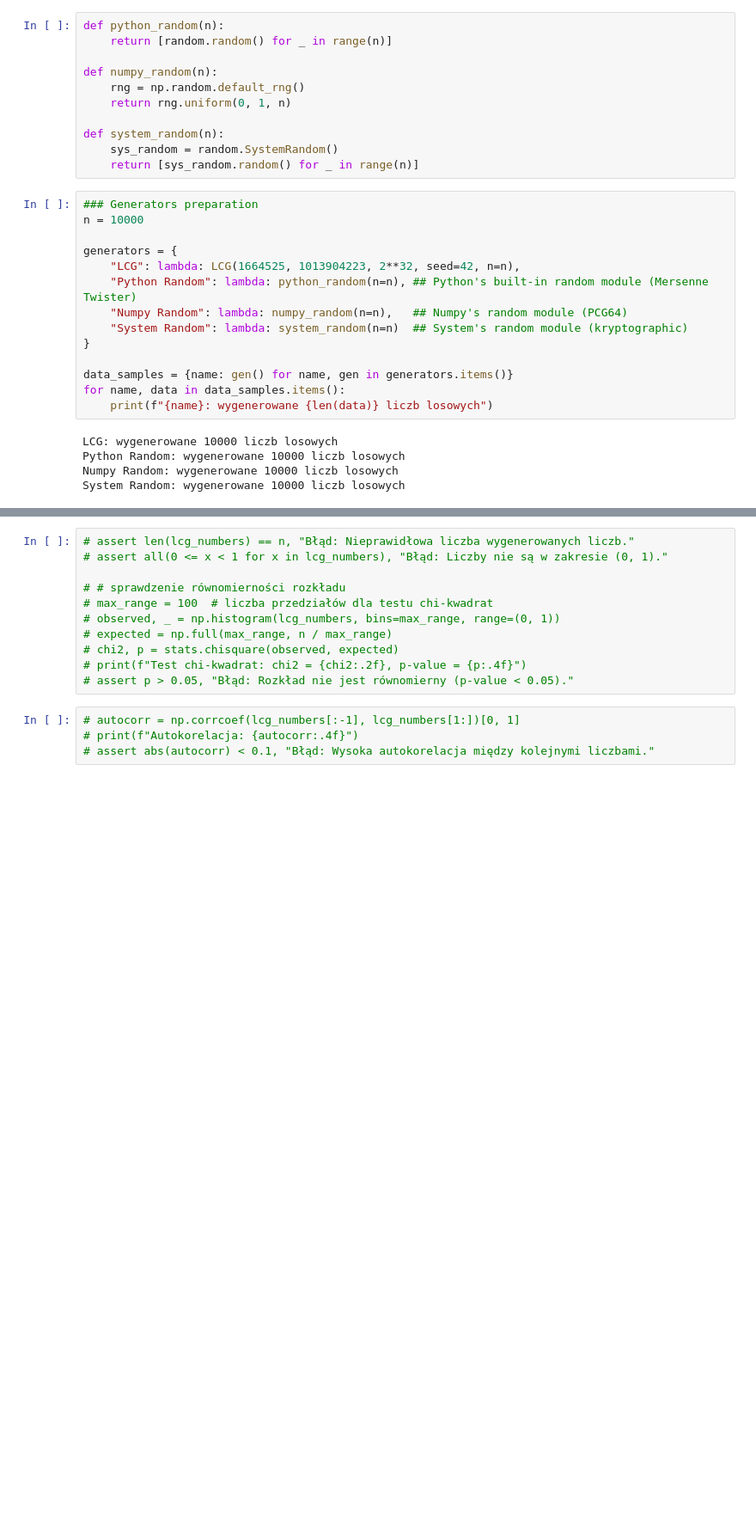
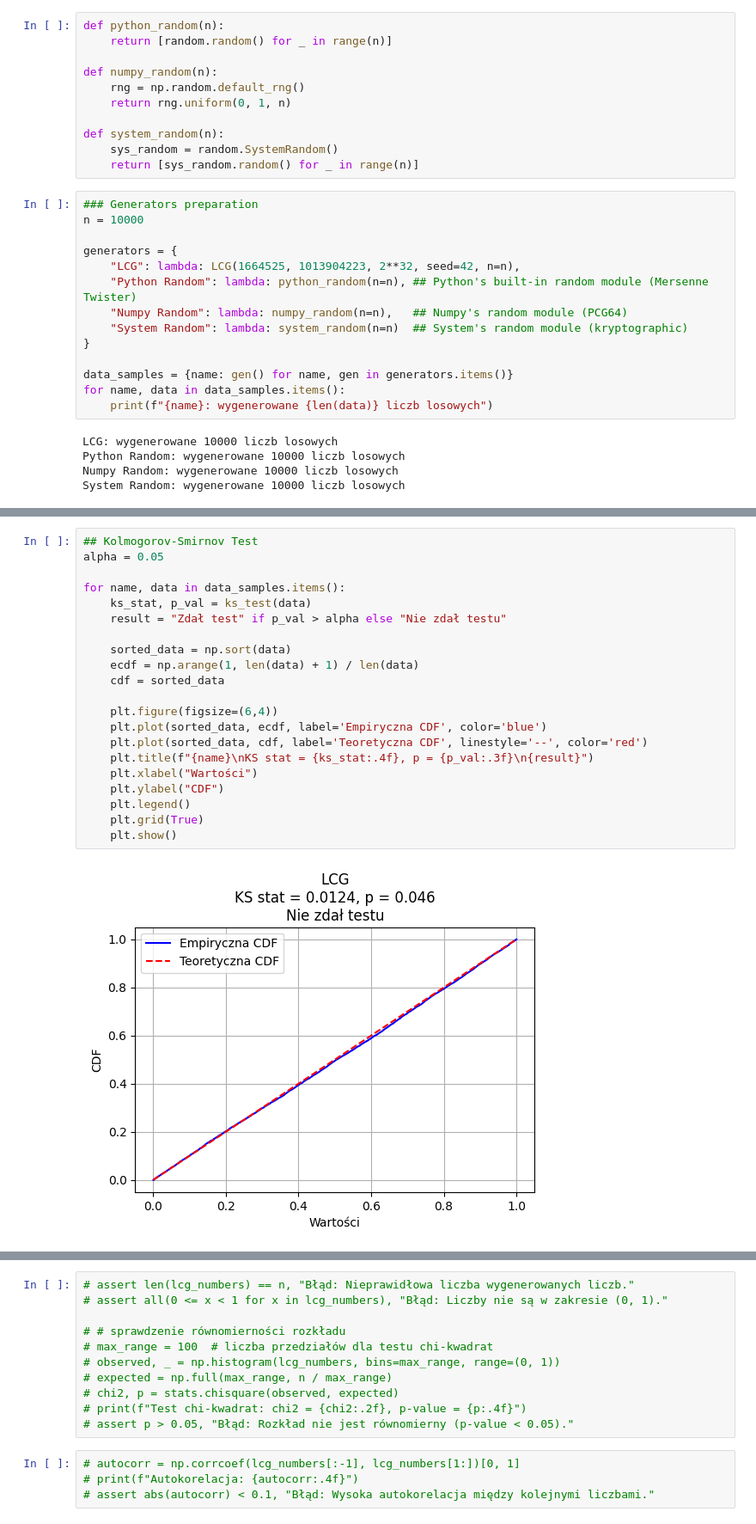
Before and after one commit to SzymonKielich/PRNG-Test, a Jupyter notebook: projekt.ipynb, the cells around one changed output, grey strips where cells are left out. Shown at 86% size. Drawn from its saved outputs; the diff is of its cells as text; blank space fills up the shorter version.

```diff
--- a/projekt.ipynb
+++ b/projekt.ipynb
@@ -60,0 +67,23 @@ plt.show()
+# %%
+## Kolmogorov-Smirnov Test
+alpha = 0.05
+
+for name, data in data_samples.items():
+    ks_stat, p_val = ks_test(data)
+    result = "Zdał test" if p_val > alpha else "Nie zdał testu"
+
+    sorted_data = np.sort(data)
+    ecdf = np.arange(1, len(data) + 1) / len(data)
+    cdf = sorted_data
+
+    plt.figure(figsize=(6,4))
+    plt.plot(sorted_data, ecdf, label='Empiryczna CDF', color='blue')
+    plt.plot(sorted_data, cdf, label='Teoretyczna CDF', linestyle='--', color='red')
+    plt.title(f"{name}\nKS stat = {ks_stat:.4f}, p = {p_val:.3f}\n{result}")
+    plt.xlabel("Wartości")
+    plt.ylabel("CDF")
+    plt.legend()
+    plt.grid(True)
+    plt.show()
+# %% [output]
+[figure, added]
```
Also changed, not shown: parts of 6 cells of this notebook, 1 other file.
